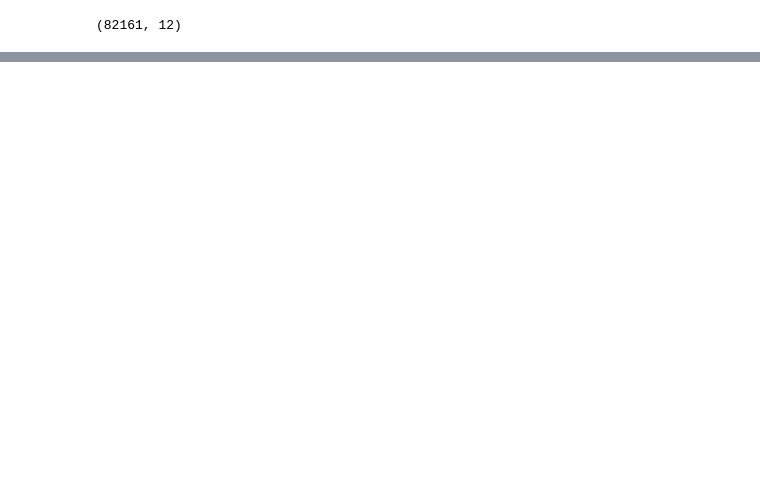
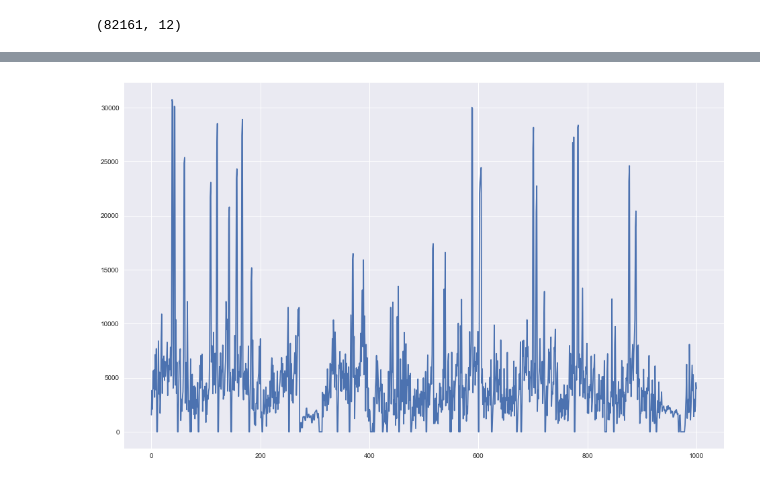
Before and after one commit to zzhhoubin/pydata, a Jupyter notebook: datasets/ncicbj/oracle.ipynb, the cells around one changed output, grey strips where cells are left out. Cells and saved outputs as stored; diff of their text form; code cells hidden in the pictures; blank space fills up the shorter version.

```diff
--- a/datasets/ncicbj/oracle.ipynb
+++ b/datasets/ncicbj/oracle.ipynb
@@ -640,0 +655,5 @@ table_list[47].shape
+# %%
+tb_20 = pd.read_sql('select * from MT_DC_PM_MP_GD102DATA_CUR', conn)
+tb_22 = pd.read_sql('select * from MT_DC_PM_MP_PT102DATA_CUR', conn)
+tb_46 = pd.read_sql('select * from TEST_DATA', conn)
+tb_47 = pd.read_sql('select * from TEST_MAIN', conn)
@@ -640,0 +698,5 @@ table_list[47].shape
+# %%
+tb_20_new = tb_20[['PRODUCEDATE', 'PB_SHIFT_ID', 'PM_MP_MACHINE_ID', 'PB_PRODUCT_ID', 'INTERNALSTOPTIME',
+                  'RUNTIME', 'PRODUCETIME', 'WAITINGMATERIALTIME', 'MAXRUNTIME', 'AVGRUNTIME', 'THEORETICALPRODUCTION',
+                  'REALPRODUCTION', 'REJECTPRODUCTION', 'STOPCNT', 'NORMALSPEED']]
+tb_20_new.head()
@@ -640,0 +808,8 @@ table_list[47].shape
+# %%
+sns.set()
+
+plt.figure(figsize=(16, 10))
+plt.plot(tb_20_new.loc[:1000, 'INTERNALSTOPTIME'])
+plt.show()
+# %% [output]
+[figure, added]
```
Also changed, not shown: parts of 43 cells of this notebook.
